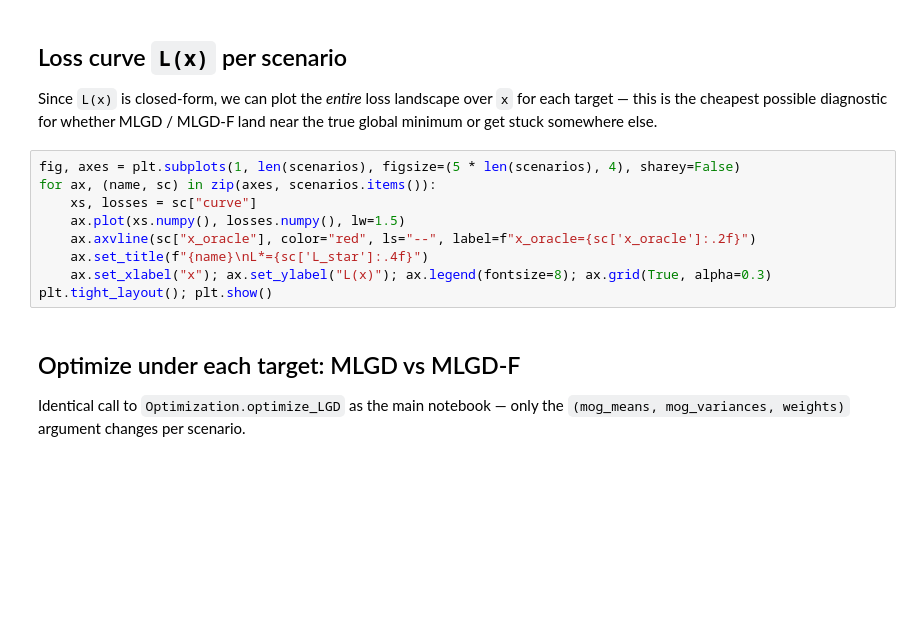
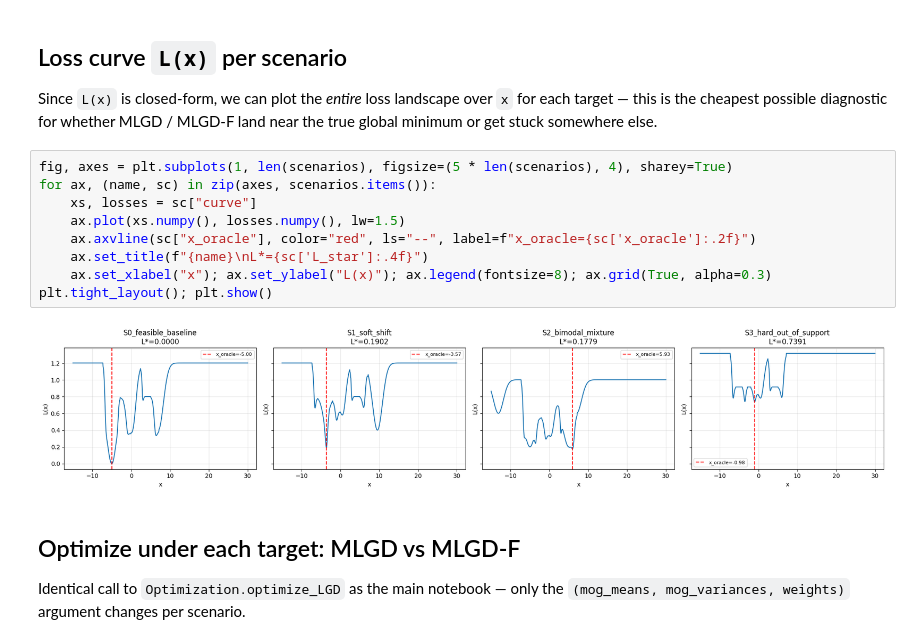
Before and after one commit to orineo1/conditional-matching-paper, a Jupyter notebook: simulations/notebooks/Exp_2D_infeasible_targets.ipynb, the cells around one changed output. Drawn from its saved outputs; the diff is of its cells as text; blank space fills up the shorter version.

```diff
--- a/simulations/notebooks/Exp_2D_infeasible_targets.ipynb
+++ b/simulations/notebooks/Exp_2D_infeasible_targets.ipynb
@@ -211,14 +246,16 @@ for name, sc in scenarios.items():
 
 Since `L(x)` is closed-form, we can plot the *entire* loss landscape over `x` for each target — this is the cheapest possible diagnostic for whether MLGD / MLGD-F land near the true global minimum or get stuck somewhere else.
 # %%
-fig, axes = plt.subplots(1, len(scenarios), figsize=(5 * len(scenarios), 4), sharey=False)
+fig, axes = plt.subplots(1, len(scenarios), figsize=(5 * len(scenarios), 4), sharey=True)
 for ax, (name, sc) in zip(axes, scenarios.items()):
     xs, losses = sc["curve"]
     ax.plot(xs.numpy(), losses.numpy(), lw=1.5)
     ax.axvline(sc["x_oracle"], color="red", ls="--", label=f"x_oracle={sc['x_oracle']:.2f}")
     ax.set_title(f"{name}\nL*={sc['L_star']:.4f}")
     ax.set_xlabel("x"); ax.set_ylabel("L(x)"); ax.legend(fontsize=8); ax.grid(True, alpha=0.3)
 plt.tight_layout(); plt.show()
+# %% [output]
+[figure, added]
 # %% [markdown]
 ## Optimize under each target: MLGD vs MLGD-F
 
```
Also changed, not shown: parts of 16 cells of this notebook.
